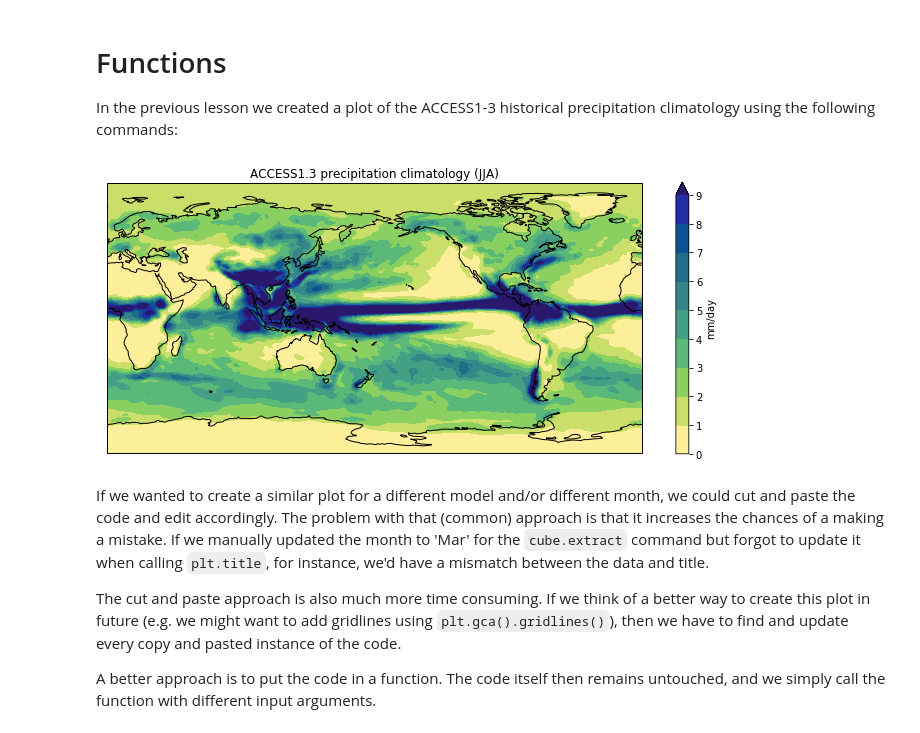
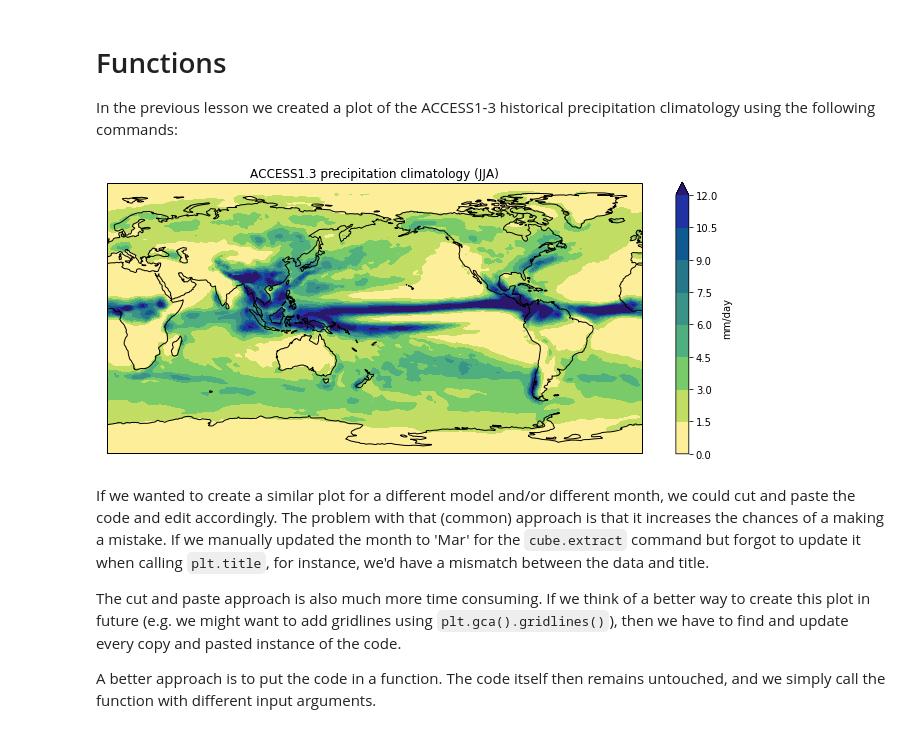
Before and after one commit to carpentries-lab/python-aos-lesson, a Jupyter notebook: notebooks/03-functions-xarray.ipynb, the cells around one changed output. Drawn from its saved outputs; the diff is of its cells as text; code cells hidden in the pictures.

```diff
--- a/notebooks/03-functions-xarray.ipynb
+++ b/notebooks/03-functions-xarray.ipynb
@@ -16,29 +16,29 @@ warnings.filterwarnings('ignore')
 # %%
 access_pr_file = '../data/pr_Amon_ACCESS1-3_historical_r1i1p1_200101-200512.nc'
 
 dset = xarray.open_dataset(access_pr_file)
 
 clim = dset['pr'].groupby('time.season').mean(dim='time')
 
 clim.data = clim.data * 86400
 clim.attrs['units'] = 'mm/day'
 
 fig = plt.figure(figsize=[12,5])
 ax = fig.add_subplot(111, projection=ccrs.PlateCarree(central_longitude=180))
 clim.sel(season='JJA').plot.contourf(ax=ax,
-                                     levels=numpy.arange(0, 10),
+                                     levels=numpy.arange(0, 13.5, 1.5),
                                      extend='max',
                                      transform=ccrs.PlateCarree(),
                                      cbar_kwargs={'label': clim.units},
                                      cmap=cmocean.cm.haline_r)
 ax.coastlines()
 
 title = '%s precipitation climatology (JJA)' %(dset.attrs['model_id'])
 plt.title(title)
 
 plt.show()
 # %% [output]
-[figure, old version]
+[figure, new version]
 # %% [markdown]
 If we wanted to create a similar plot for a different model and/or different month, we could cut and paste the code and edit accordingly. The problem with that (common) approach is that it increases the chances of a making a mistake. If we manually updated the month to 'Mar' for the `cube.extract` command but forgot to update it when calling `plt.title`, for instance, we'd have a mismatch between the data and title.
 
```
Also changed, not shown: parts of 4 cells of this notebook, 3 other files.
